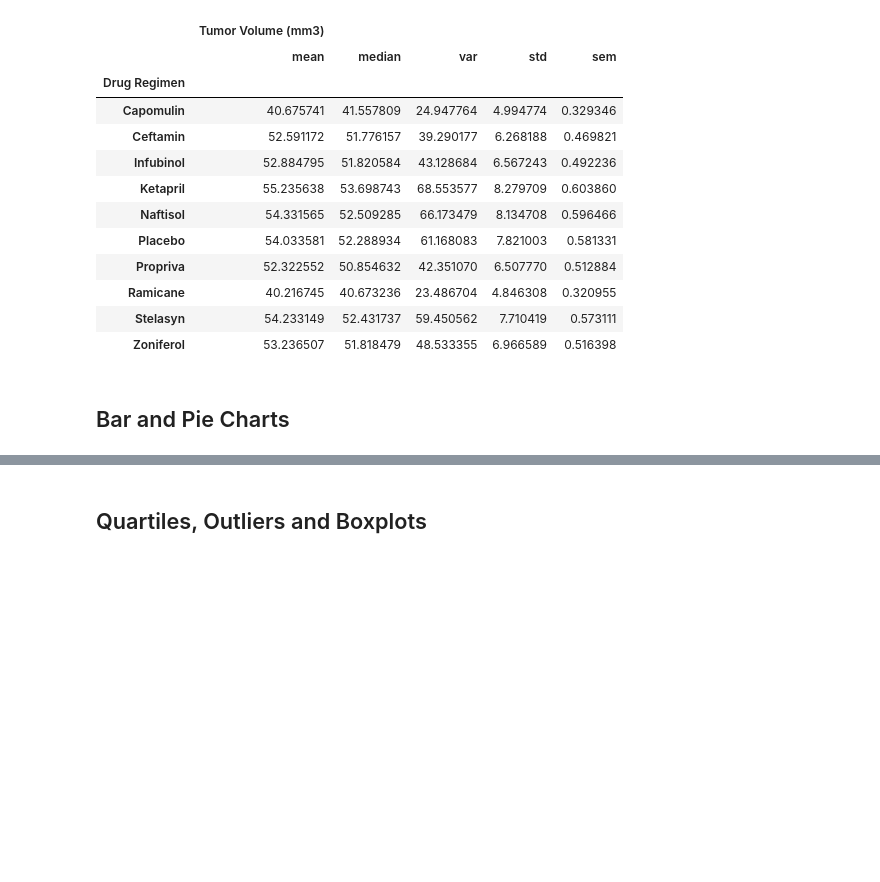
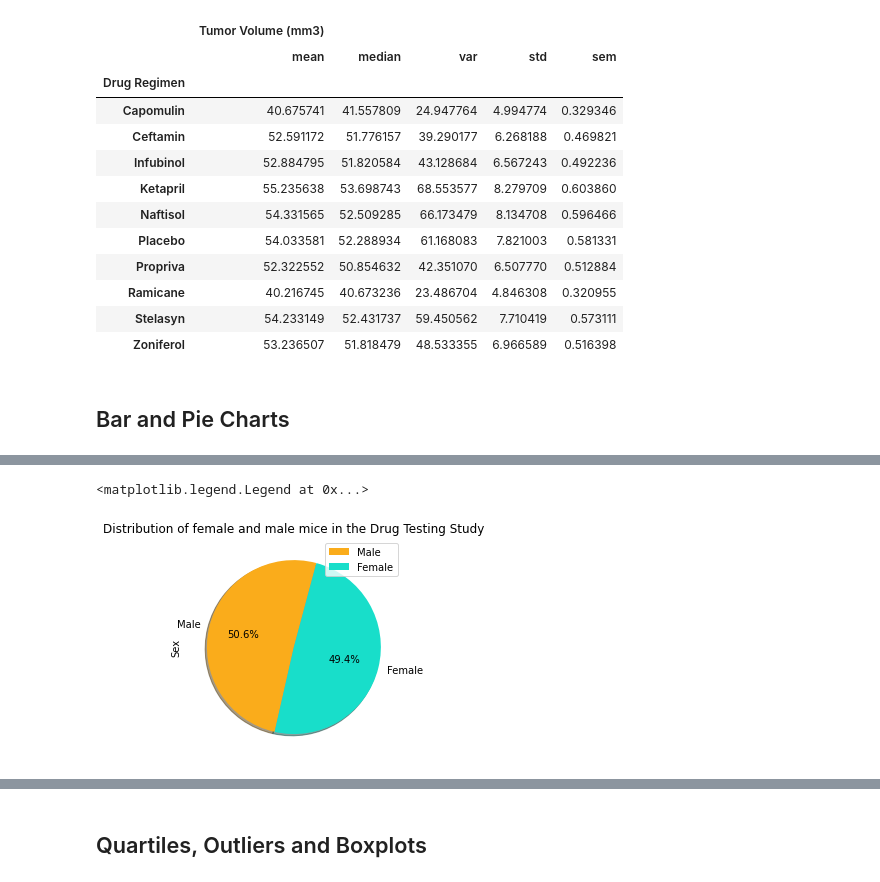
Before and after one commit to rita-s/the-power-of-plots, a Jupyter notebook: pymaceuticals_starter.ipynb, the cells around one changed output, grey strips where cells are left out. Saved outputs shown, nothing was run; the diff lists cells and outputs as text; code cells hidden in the pictures; blank space fills up the shorter version.

```diff
--- a/pymaceuticals_starter.ipynb
+++ b/pymaceuticals_starter.ipynb
@@ -155,0 +171,10 @@ drug_regimen_summary_agg
+# %%
+# Generate a pie plot showing the distribution of female versus male mice using Pandas
+mouse_gender = mouse_data_complete_clean_df.groupby(['Mouse ID', 'Sex'])
+female_vs_male = mouse_data_complete_clean_df['Sex'].value_counts()
+pie = female_vs_male.plot\
+    (kind = 'pie', title = 'Distribution of female and male mice in the Drug Testing Study', colors = ['#FAAC1B', '#18DECA'], autopct = '%.1f%%', shadow =True, startangle = 75)
+pie.legend(loc = 'upper right')
+# %% [output]
+<matplotlib.legend.Legend at 0x...>
+[figure, added]
```
Also changed, not shown: parts of 15 cells of this notebook.
